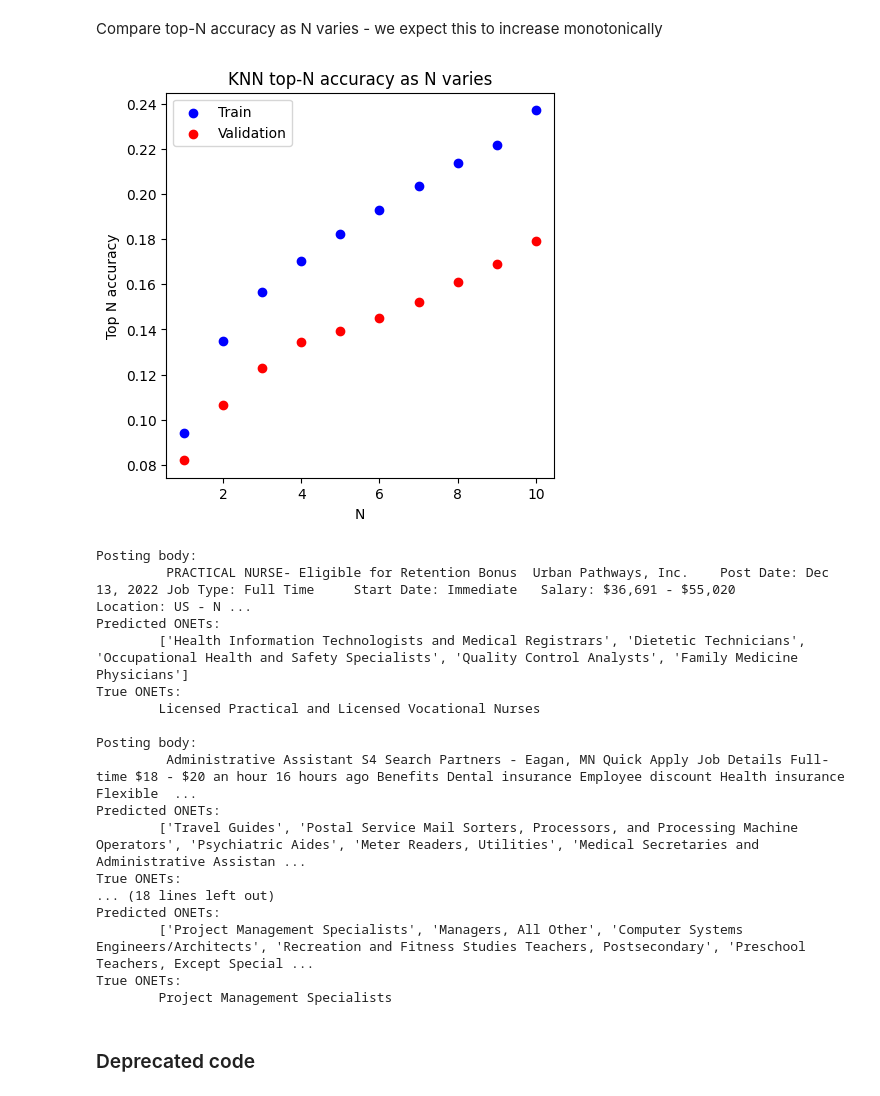
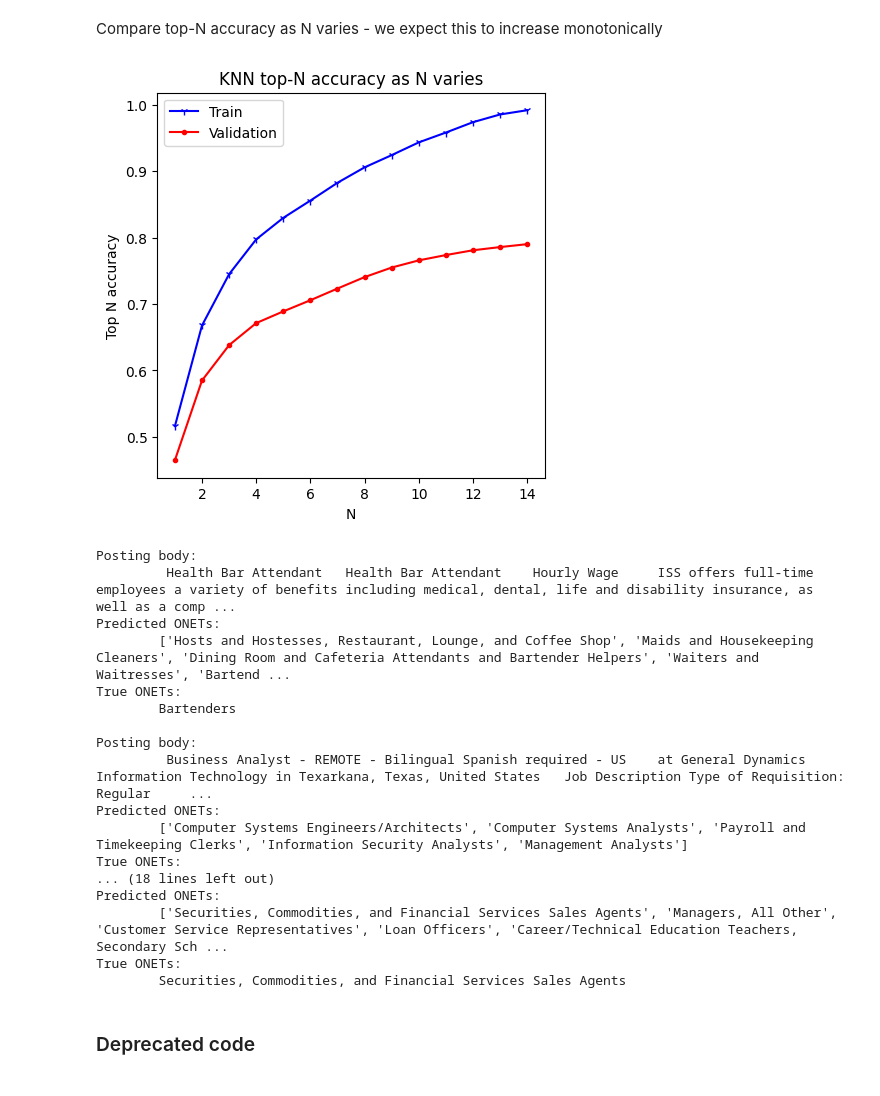
Before and after one commit to bradenkwebb/adeptID_test, a Jupyter notebook: notebook.ipynb, the cells around one changed output. Saved outputs shown, nothing was run; the diff lists cells and outputs as text; code cells hidden in the pictures.

Commit message:
incorporate the ONET taxonomy into the training data and adjust pipeline accordingly

```diff
--- a/notebook.ipynb
+++ b/notebook.ipynb
@@ -30,6 +37,6 @@ Create vector database (with chromadb) to store embeddings, with a collection fo
 # %%
 client = chromadb.PersistentClient(path='vectordb')
 sentence_transformer_ef = embedding_functions.SentenceTransformerEmbeddingFunction(model_name="all-MiniLM-L6-v2")
-train_collection = client.get_or_create_collection(name='onet_train', embedding_function=sentence_transformer_ef)
-val_collection = client.get_or_create_collection(name='onet_val', embedding_function=sentence_transformer_ef)
-test_collection = client.get_or_create_collection(name='onet_test', embedding_function=sentence_transformer_ef)
+train_collection = client.get_collection(name='onet_train', embedding_function=sentence_transformer_ef)
+val_collection = client.get_collection(name='onet_val', embedding_function=sentence_transformer_ef)
+test_collection = client.get_collection(name='onet_test', embedding_function=sentence_transformer_ef)
@@ -81,14 +82,14 @@ Determine how many neighbors to consider for each pass of the KNN algorithm
 def compute_accs(dfs: List[pd.DataFrame], ks: List[float], seed : int=42) -> List[float]:
     accs = [[] for _ in dfs]
     for k in tqdm(ks):
-        neigh = KNeighborsClassifier(n_neighbors=k)
-        neigh.fit(X, y)
+        model = KNeighborsClassifier(n_neighbors=k)
+        model.fit(X, y)
         for i, df in enumerate(dfs):
             if len(df) > 2500:
                 s = df.sample(2500, random_state=seed)
             else:
                 s = df
-            accs[i].append(neigh.score(s['embeddings'].tolist(), s['ONET'].tolist()))
+            accs[i].append(model.score(s['embeddings'].tolist(), s['ONET'].tolist()))
     return accs
 # %%
 fig, ax = plt.subplots(figsize=(5, 5))
@@ -113,38 +114,39 @@ Best validation accuracy (0.47) occurs at k=17
 # %% [markdown]
 Select the model with the best validation accuracy
 # %%
-neigh = KNeighborsClassifier(n_neighbors=best_k)
-neigh.fit(X, y)
-class_labels = np.array(sorted(df['ONET'].unique().tolist()))
-neigh.classes_ = class_labels
-sio.dump(neigh, 'knn.skops') # save model to disk
+model = KNeighborsClassifier(n_neighbors=best_k)
+model.fit(X, y)
+sio.dump(model, 'knn.skops') # save model to disk
 # %% [markdown]
 Compare top-N accuracy as N varies - we expect this to increase monotonically
 # %%
 fig, ax = plt.subplots(figsize=(5, 5))
 train_subset = train.sample(n=2500, random_state=42)
-train_preds = neigh.predict_proba(train_subset['embeddings'].tolist())
-val_preds = neigh.predict_proba(valid['embeddings'].tolist())
-for N in tqdm(range(1, 11)):
-    train_acc = top_k_accuracy_score(
+train_preds = model.predict_proba(train_subset['embeddings'].tolist())
+val_preds = model.predict_proba(valid['embeddings'].tolist())
+Ns = list(range(1, 15))
+train_acc = []
+val_acc = []
+for N in Ns:
+    train_acc.append(top_k_accuracy_score(
         y_true=train_subset['ONET'].tolist(),
         y_score=train_preds,
         k=N,
-        labels=class_labels
-    )
-    val_acc = top_k_accuracy_score(
+        labels=model.classes_
+    ))
+    val_acc.append(top_k_accuracy_score(
         y_true=valid['ONET'].tolist(),
         y_score=val_preds,
         k=N,
-        labels=class_labels
-    )
-    ax.scatter(N, train_acc, c='b')
-    ax.scatter(N, val_acc, c='r')
+        labels=model.classes_
+    ))
+ax.plot(Ns, train_acc, c='b', marker='1')
+ax.plot(Ns, val_acc, c='r', marker='.')
 ax.set_xlabel('N')
 ax.set_ylabel('Top N accuracy')
 ax.set_title('KNN top-N accuracy as N varies')
 ax.legend(['Train', 'Validation'])
 plt.show()
 # %% [output]
-[figure, old version]
+[figure, new version]
 # %%
@@ -195,22 +201,22 @@ for i, posting in enumerate(postings):
     print(f"True ONETs:\n\t{ONET_TO_NAME[true_onets[i]]}\n")
 # %% [output]
 Posting body:
-         PRACTICAL NURSE- Eligible for Retention Bonus  Urban Pathways, Inc.    Post Date: Dec 13, 2022 Job Type: Full Time     Start Date: Immediate   Salary: $36,691 - $55,020       Location: US - N ...
+         Health Bar Attendant   Health Bar Attendant    Hourly Wage     ISS offers full-time employees a variety of benefits including medical, dental, life and disability insurance, as well as a comp ...
 Predicted ONETs:
-        ['Health Information Technologists and Medical Registrars', 'Dietetic Technicians', 'Occupational Health and Safety Specialists', 'Quality Control Analysts', 'Family Medicine Physicians']
+        ['Hosts and Hostesses, Restaurant, Lounge, and Coffee Shop', 'Maids and Housekeeping Cleaners', 'Dining Room and Cafeteria Attendants and Bartender Helpers', 'Waiters and Waitresses', 'Bartend ...
 True ONETs:
-        Licensed Practical and Licensed Vocational Nurses
+        Bartenders
 
 Posting body:
-         Administrative Assistant S4 Search Partners - Eagan, MN Quick Apply Job Details Full-time $18 - $20 an hour 16 hours ago Benefits Dental insurance Employee discount Health insurance Flexible  ...
+         Business Analyst - REMOTE - Bilingual Spanish required - US    at General Dynamics Information Technology in Texarkana, Texas, United States   Job Description Type of Requisition: Regular     ...
 Predicted ONETs:
-        ['Travel Guides', 'Postal Service Mail Sorters, Processors, and Processing Machine Operators', 'Psychiatric Aides', 'Meter Readers, Utilities', 'Medical Secretaries and Administrative Assistan ...
+        ['Computer Systems Engineers/Architects', 'Computer Systems Analysts', 'Payroll and Timekeeping Clerks', 'Information Security Analysts', 'Management Analysts']
 True ONETs:
 ... (18 lines left out)
 Predicted ONETs:
-        ['Project Management Specialists', 'Managers, All Other', 'Computer Systems Engineers/Architects', 'Recreation and Fitness Studies Teachers, Postsecondary', 'Preschool Teachers, Except Special ...
+        ['Securities, Commodities, and Financial Services Sales Agents', 'Managers, All Other', 'Customer Service Representatives', 'Loan Officers', 'Career/Technical Education Teachers, Secondary Sch ...
 True ONETs:
-        Project Management Specialists
+        Securities, Commodities, and Financial Services Sales Agents
 # %% [markdown]
 ### Deprecated code
 # %%
```
Also changed, not shown: parts of 6 cells of this notebook, 1 other file.
